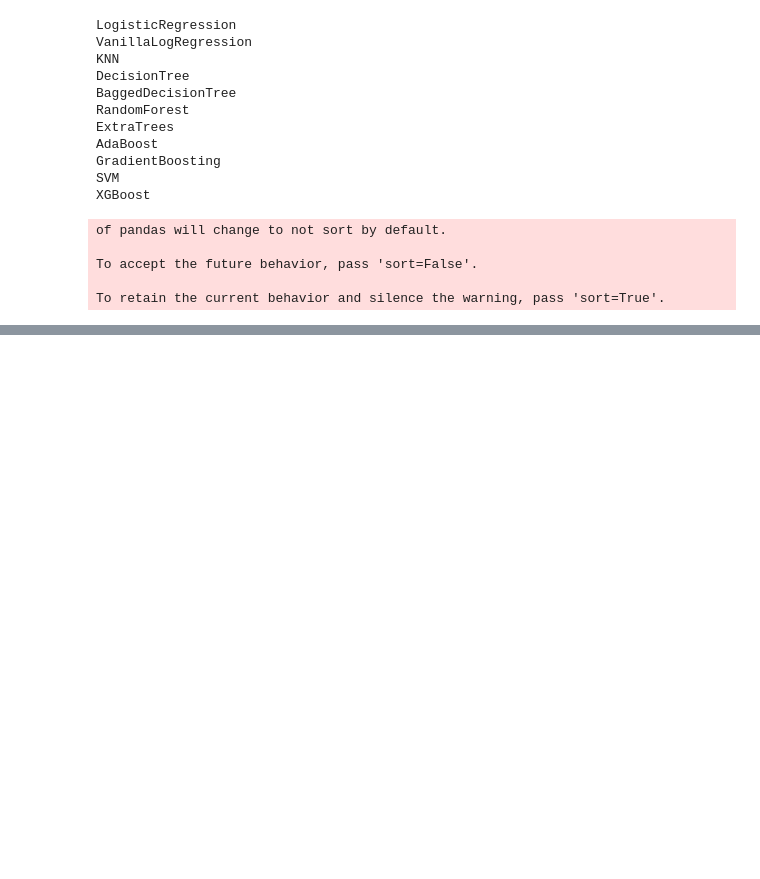
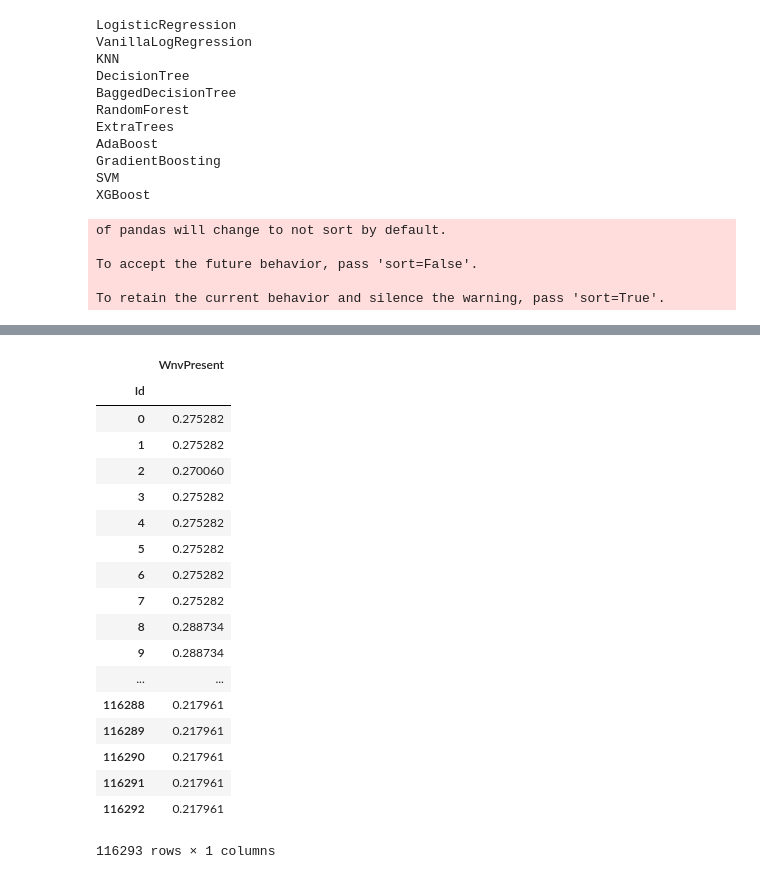
Before and after one commit to bearylogical/west_nile_colab, a Jupyter notebook: 06_model_optimization.ipynb, the cells around one changed output, grey strips where cells are left out. Cells and saved outputs as stored; diff of their text form; code cells hidden in the pictures; blank space fills up the shorter version.

```diff
--- a/06_model_optimization.ipynb
+++ b/06_model_optimization.ipynb
@@ -520,0 +621,3 @@ weighted avg       0.92      0.92      0.92      3152
+# %%
+notintrain=[x for x in list(test_dummies.columns) if x not in list(train_dummies.columns)]
+notintrain
@@ -520,0 +637,3 @@ weighted avg       0.92      0.92      0.92      3152
+# %%
+test_dummies['month_5']=0
+train_dummies=pd.concat([train_dummies,pd.DataFrame(columns=notintrain)]).fillna(0)
@@ -520,0 +646,11 @@ weighted avg       0.92      0.92      0.92      3152
+# %%
+y = train_dummies['WnvPresent']
+X = train_dummies[[col for col in train_dummies.columns if col != 'WnvPresent']]
+
+X=scaler.fit_transform(X)
+test=scaler.transform(test_dummies)
+X,y = sm.fit_sample(X,y)
+# %%
+ET = ExtraTreesClassifier(random_state = 42,min_samples_leaf=2,min_samples_split=3,n_estimators=100)
+ET.fit(X,y)
+pred=ET.predict_proba(test)
@@ -520,0 +667,25 @@ weighted avg       0.92      0.92      0.92      3152
+# %%
+predictions=pd.DataFrame(pred)[[1]]
+predictions.index.name='Id'
+predictions.columns=['WnvPresent']
+predictions
+# %% [output]
+|  | WnvPresent |
+| Id |  |
+| 0 | 0.275282 |
+| 1 | 0.275282 |
+| 2 | 0.270060 |
+| 3 | 0.275282 |
+| 4 | 0.275282 |
+| 5 | 0.275282 |
+| 6 | 0.275282 |
+| 7 | 0.275282 |
+| 8 | 0.288734 |
+| 9 | 0.288734 |
+| ... | ... |
+| 116288 | 0.217961 |
+| 116289 | 0.217961 |
+| 116290 | 0.217961 |
+| 116291 | 0.217961 |
+| 116292 | 0.217961 |
+116293 rows × 1 columns
```
Also changed, not shown: parts of 47 cells of this notebook, 1 other file.
